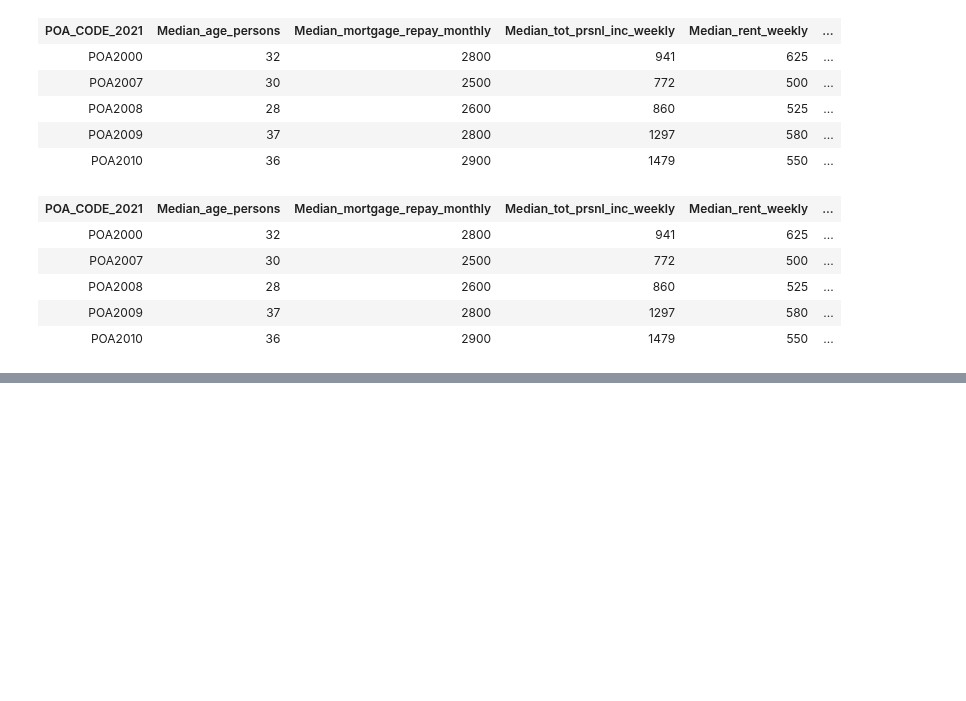
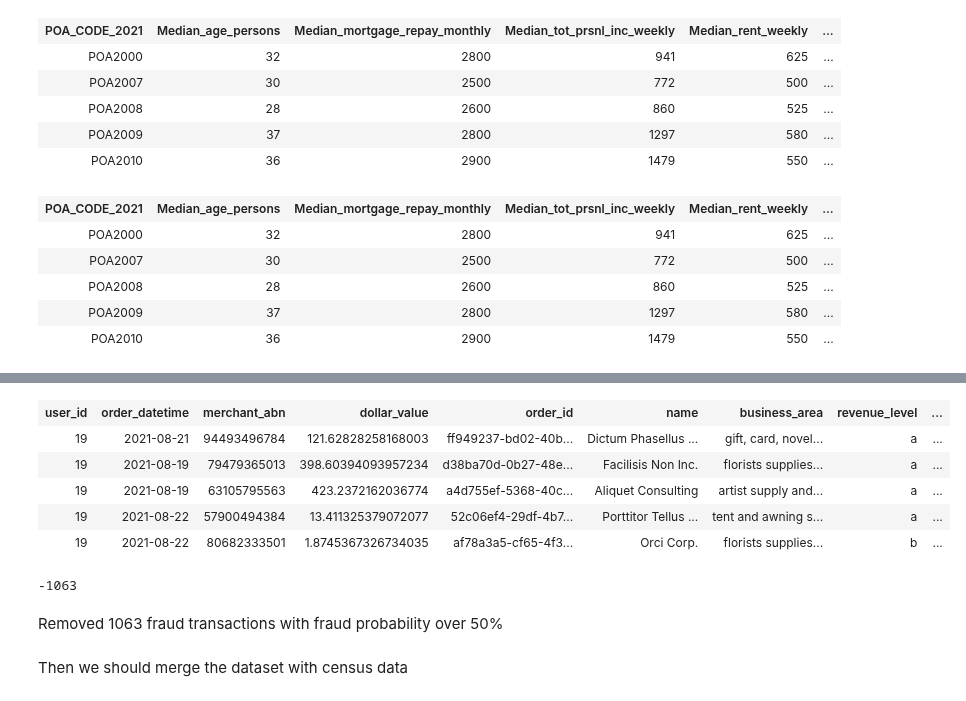
Before and after one commit to MAST30034-Applied-Data-Science/generic-buy-now-pay-later-project-group-45, a Jupyter notebook: notebooks/preprocessing1.ipynb, the cells around one changed output, grey strips where cells are left out. Cells and saved outputs as stored; diff of their text form; code cells hidden in the pictures; blank space fills up the shorter version.

```diff
--- a/notebooks/preprocessing1.ipynb
+++ b/notebooks/preprocessing1.ipynb
@@ -478,0 +473,9 @@ full_dataset.count()
+# %%
+full_dataset_filna.limit(5)
+# %% [output]
+| user_id | order_datetime | merchant_abn | dollar_value | order_id | name | business_area | revenue_level | ... |
+| 19 | 2021-08-21 | 94493496784 | 121.62828258168003 | ff949237-bd02-40b... | Dictum Phasellus ... | gift, card, novel... | a | ... |
+| 19 | 2021-08-19 | 79479365013 | 398.60394093957234 | d38ba70d-0b27-48e... | Facilisis Non Inc. | florists supplies... | a | ... |
+| 19 | 2021-08-19 | 63105795563 | 423.2372162036774 | a4d755ef-5368-40c... | Aliquet Consulting | artist supply and... | a | ... |
+| 19 | 2021-08-22 | 57900494384 | 13.411325379072077 | 52c06ef4-29df-4b7... | Porttitor Tellus ... | tent and awning s... | a | ... |
+| 19 | 2021-08-22 | 80682333501 | 1.8745367326734035 | af78a3a5-cf65-4f3... | Orci Corp. | florists supplies... | b | ... |
@@ -478,0 +484,8 @@ full_dataset.count()
+# %%
+data_remove_fraud.count() - full_dataset_filna.count()
+# %% [output]
+-1063
+# %% [markdown]
+Removed 1063 fraud transactions with fraud probability over 50%
+# %% [markdown]
+Then we should merge the dataset with census data
```
Also changed, not shown: parts of 63 cells of this notebook.
